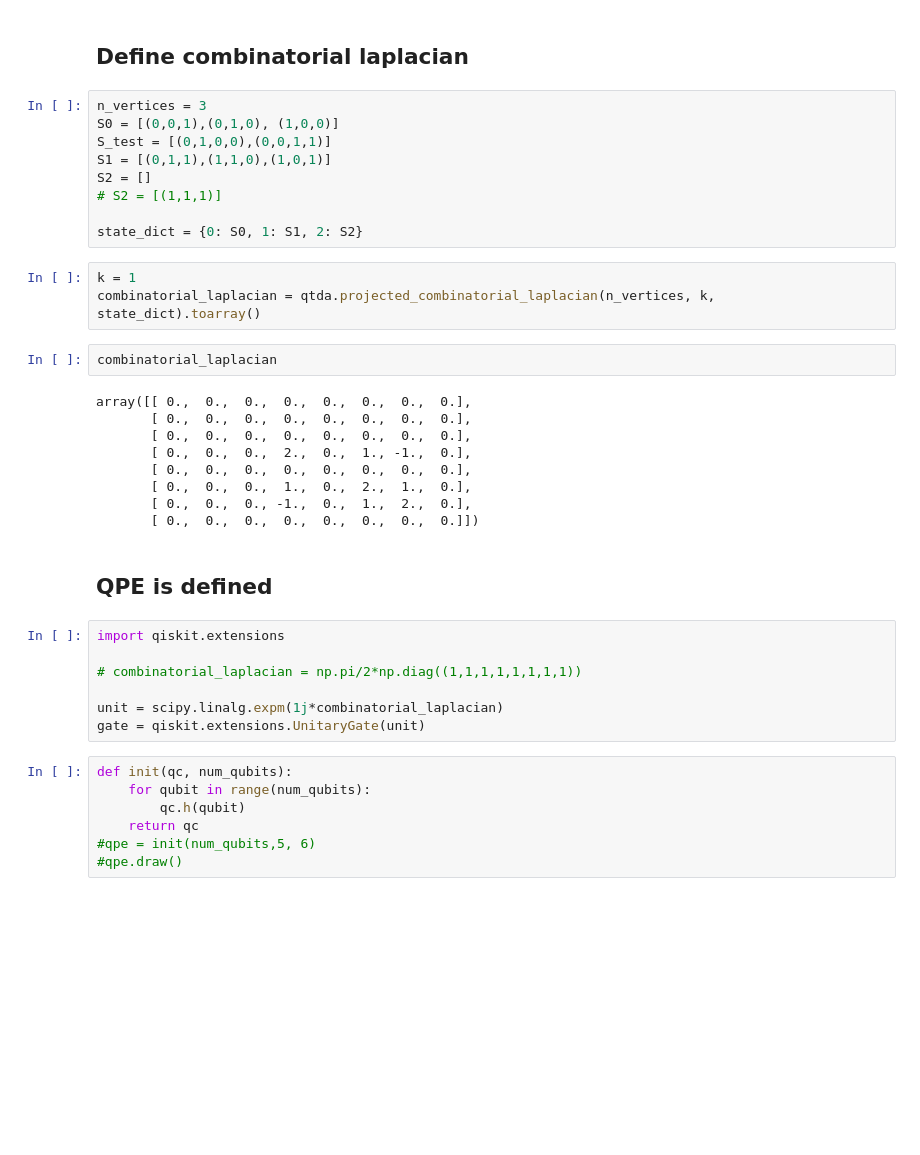
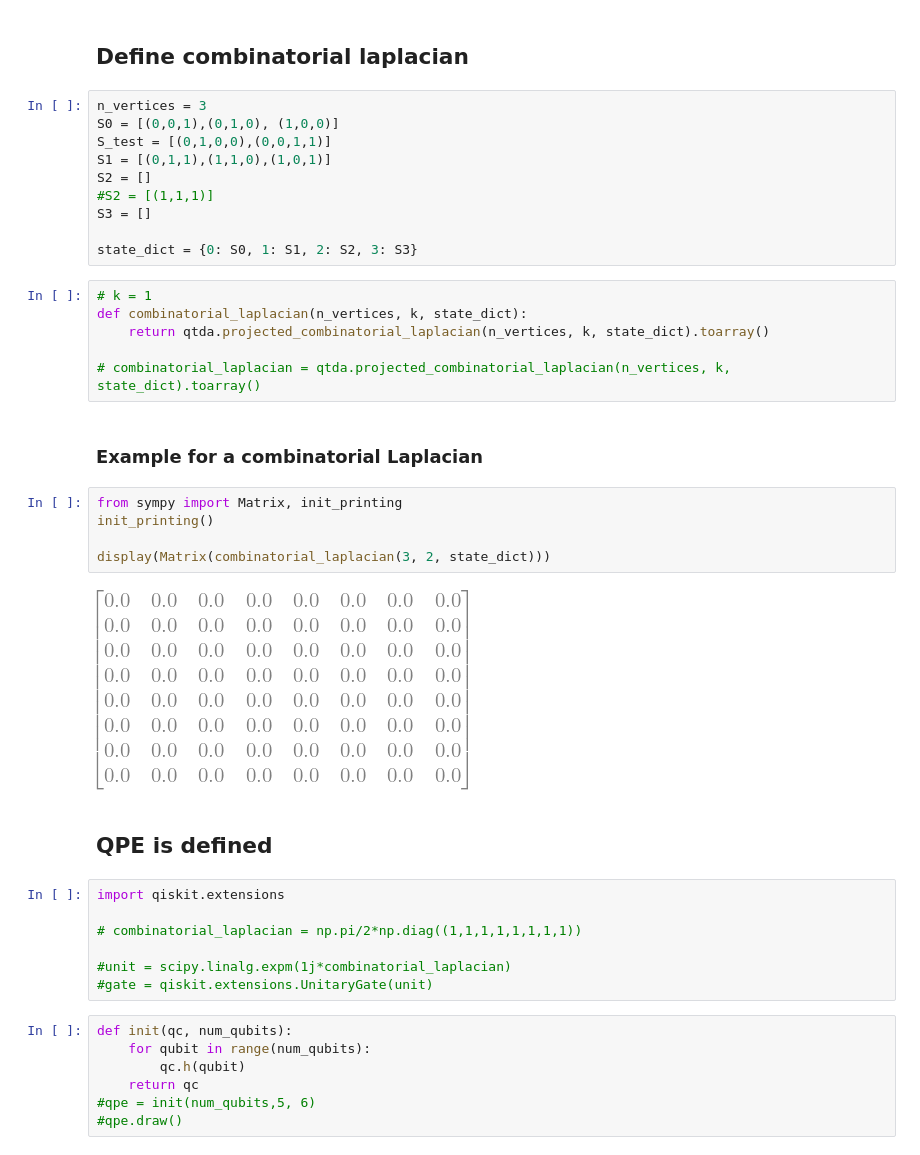
Before and after one commit to KathrinKoenig/QuantumTopologicalDataAnalysis, a Jupyter notebook: Code/QPE.ipynb, the cells around one changed output. Drawn from its saved outputs; the diff is of its cells as text; blank space fills up the shorter version.

```diff
--- a/Code/QPE.ipynb
+++ b/Code/QPE.ipynb
@@ -25,23 +27,25 @@ S0 = [(0,0,1),(0,1,0), (1,0,0)]
 S_test = [(0,1,0,0),(0,0,1,1)]
 S1 = [(0,1,1),(1,1,0),(1,0,1)]
 S2 = []
-# S2 = [(1,1,1)]
+#S2 = [(1,1,1)]
+S3 = []
 
-state_dict = {0: S0, 1: S1, 2: S2}
+state_dict = {0: S0, 1: S1, 2: S2, 3: S3}
 # %%
-k = 1
-combinatorial_laplacian = qtda.projected_combinatorial_laplacian(n_vertices, k, state_dict).toarray()
+# k = 1
+def combinatorial_laplacian(n_vertices, k, state_dict):
+    return qtda.projected_combinatorial_laplacian(n_vertices, k, state_dict).toarray()
+
+# combinatorial_laplacian = qtda.projected_combinatorial_laplacian(n_vertices, k, state_dict).toarray()
+# %% [markdown]
+### Example for a combinatorial Laplacian
 # %%
-combinatorial_laplacian
+from sympy import Matrix, init_printing
+init_printing()
+
+display(Matrix(combinatorial_laplacian(3, 2, state_dict)))
 # %% [output]
-array([[ 0.,  0.,  0.,  0.,  0.,  0.,  0.,  0.],
-       [ 0.,  0.,  0.,  0.,  0.,  0.,  0.,  0.],
-       [ 0.,  0.,  0.,  0.,  0.,  0.,  0.,  0.],
-       [ 0.,  0.,  0.,  2.,  0.,  1., -1.,  0.],
-       [ 0.,  0.,  0.,  0.,  0.,  0.,  0.,  0.],
-       [ 0.,  0.,  0.,  1.,  0.,  2.,  1.,  0.],
-       [ 0.,  0.,  0., -1.,  0.,  1.,  2.,  0.],
-       [ 0.,  0.,  0.,  0.,  0.,  0.,  0.,  0.]])
+[figure, added]
 # %% [markdown]
 ## QPE is defined
 # %%
@@ -49,8 +53,8 @@ import qiskit.extensions
 
 # combinatorial_laplacian = np.pi/2*np.diag((1,1,1,1,1,1,1,1))
 
-unit = scipy.linalg.expm(1j*combinatorial_laplacian)
-gate = qiskit.extensions.UnitaryGate(unit)
+#unit = scipy.linalg.expm(1j*combinatorial_laplacian)
+#gate = qiskit.extensions.UnitaryGate(unit)
 # %%
 def init(qc, num_qubits):
     for qubit in range(num_qubits):
```
Also changed, not shown: parts of 17 cells of this notebook.
